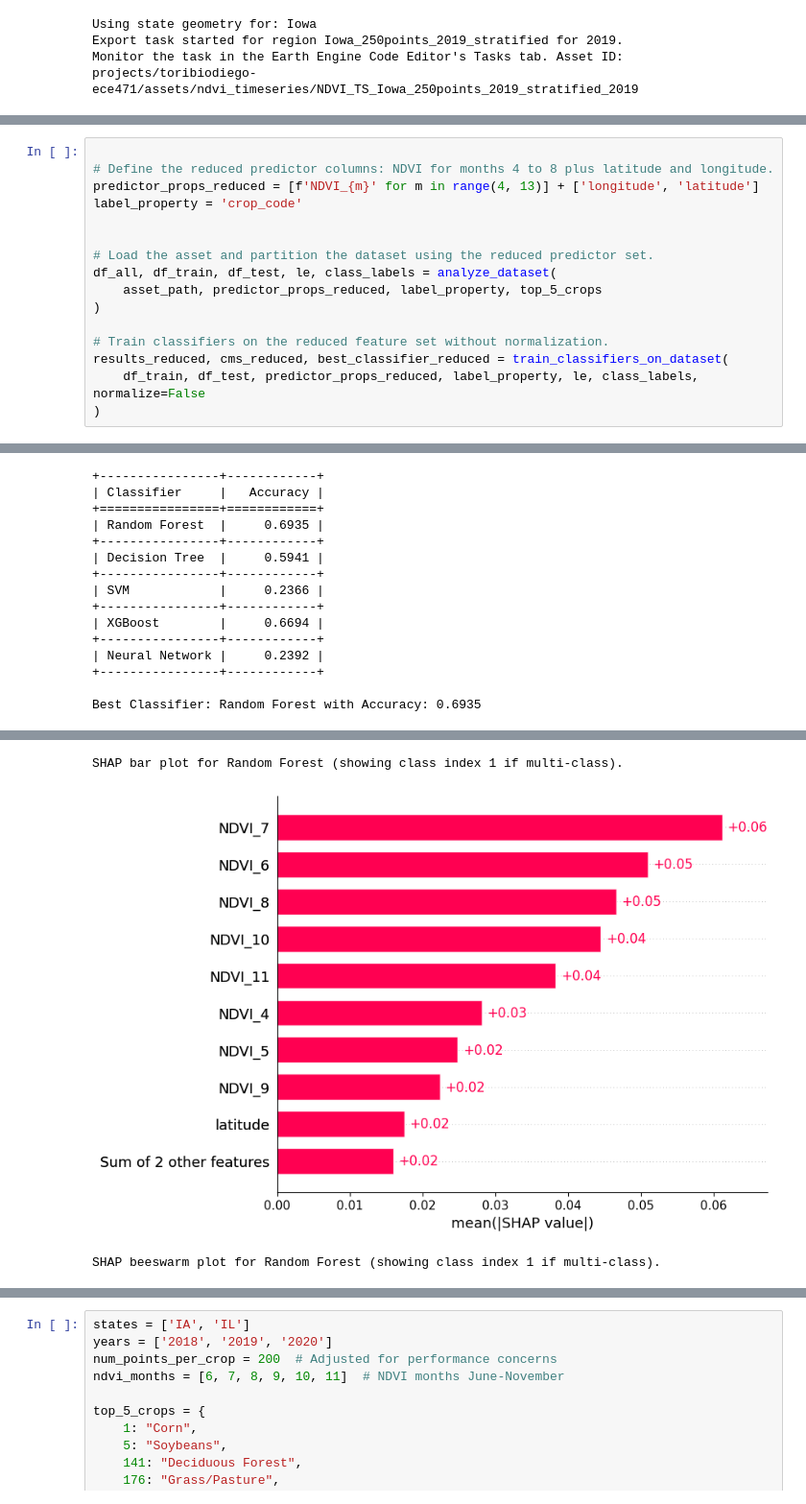
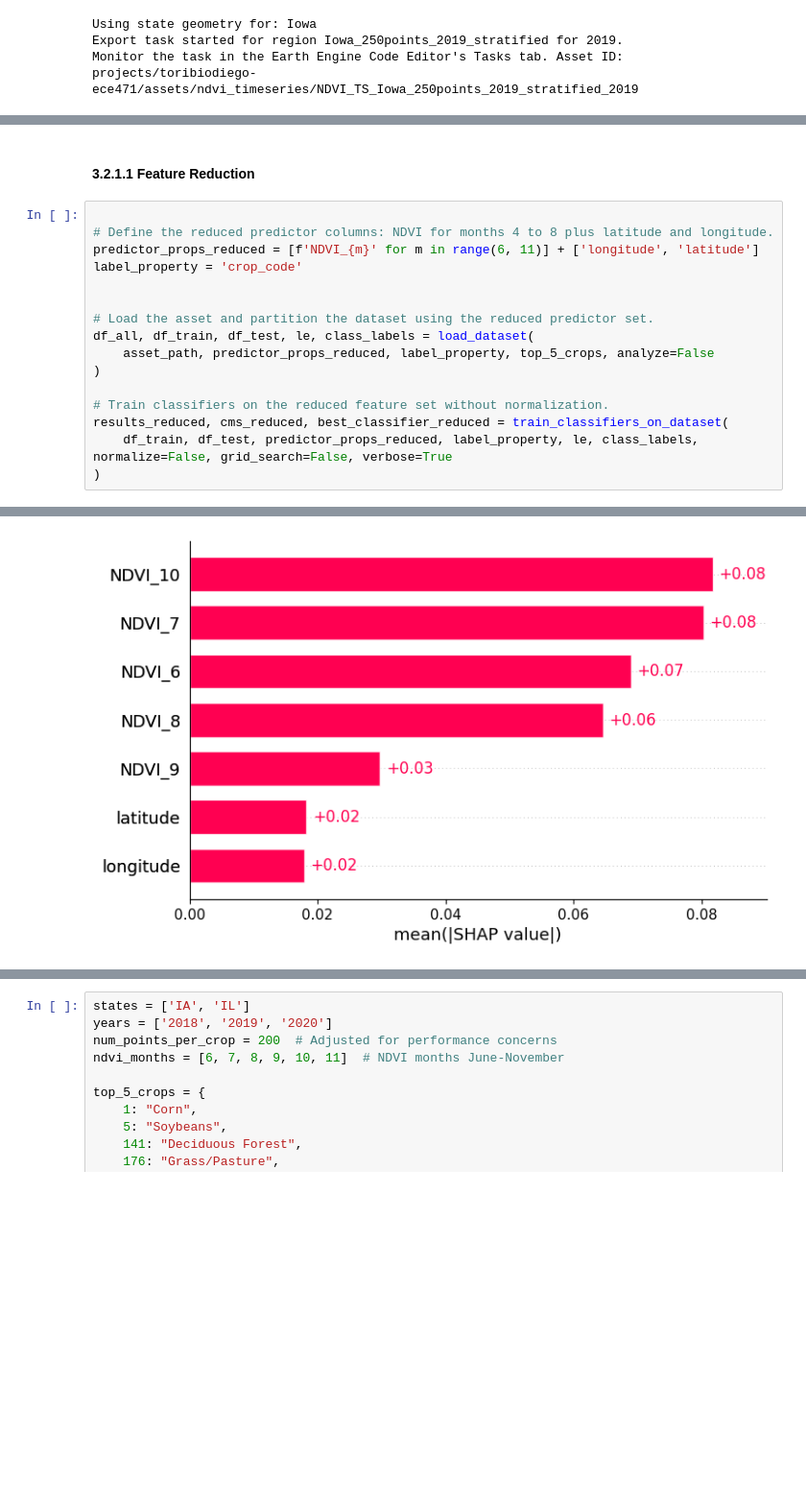
Before and after one commit to toribiodiego/ECE-471-A-Remote-Sensing, a Jupyter notebook: P02/P02.ipynb, the cells around one changed output, grey strips where cells are left out. Shown: that part at 96% size. Drawn from its saved outputs; the diff is of its cells as text; blank space fills up the shorter version.

```diff
--- a/P02/P02.ipynb
+++ b/P02/P02.ipynb
@@ -1759,17 +1598,19 @@ Best Classifier: Random Forest with Accuracy: 0.7097
+# %% [markdown]
+#### 3.2.1.1 Feature Reduction
 # %%
 
 # Define the reduced predictor columns: NDVI for months 4 to 8 plus latitude and longitude.
-predictor_props_reduced = [f'NDVI_{m}' for m in range(4, 13)] + ['longitude', 'latitude']
+predictor_props_reduced = [f'NDVI_{m}' for m in range(6, 11)] + ['longitude', 'latitude']
 label_property = 'crop_code'
 
 
 # Load the asset and partition the dataset using the reduced predictor set.
-df_all, df_train, df_test, le, class_labels = analyze_dataset(
-    asset_path, predictor_props_reduced, label_property, top_5_crops
+df_all, df_train, df_test, le, class_labels = load_dataset(
+    asset_path, predictor_props_reduced, label_property, top_5_crops, analyze=False
 )
 
 # Train classifiers on the reduced feature set without normalization.
 results_reduced, cms_reduced, best_classifier_reduced = train_classifiers_on_dataset(
-    df_train, df_test, predictor_props_reduced, label_property, le, class_labels, normalize=False
+    df_train, df_test, predictor_props_reduced, label_property, le, class_labels, normalize=False, grid_search=False, verbose=True
 )
 # %% [output]
@@ -1791,15 +1623,0 @@ Parameters: { "use_label_encoder" } are not used.
-+----------------+------------+
-| Classifier     |   Accuracy |
-+================+============+
-| Random Forest  |     0.6935 |
-+----------------+------------+
-| Decision Tree  |     0.5941 |
-+----------------+------------+
-| SVM            |     0.2366 |
-+----------------+------------+
-| XGBoost        |     0.6694 |
-+----------------+------------+
-| Neural Network |     0.2392 |
-+----------------+------------+
-
-Best Classifier: Random Forest with Accuracy: 0.6935
@@ -1807,3 +1624 @@ Best Classifier: Random Forest with Accuracy: 0.6935
-SHAP bar plot for Random Forest (showing class index 1 if multi-class).
-[figure, old version]
+[figure, new version]
-SHAP beeswarm plot for Random Forest (showing class index 1 if multi-class).
```
Also changed, not shown: parts of 36 cells of this notebook.
